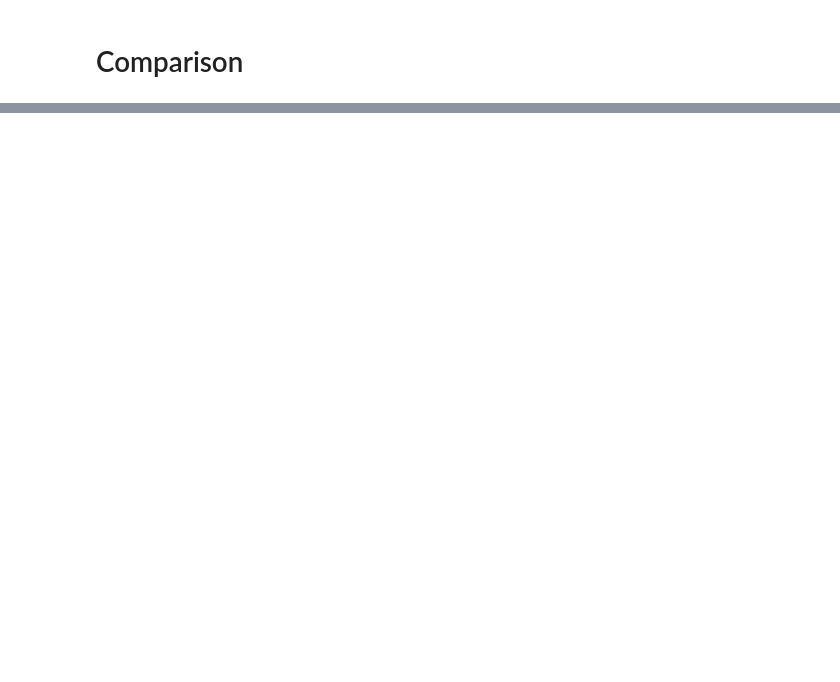
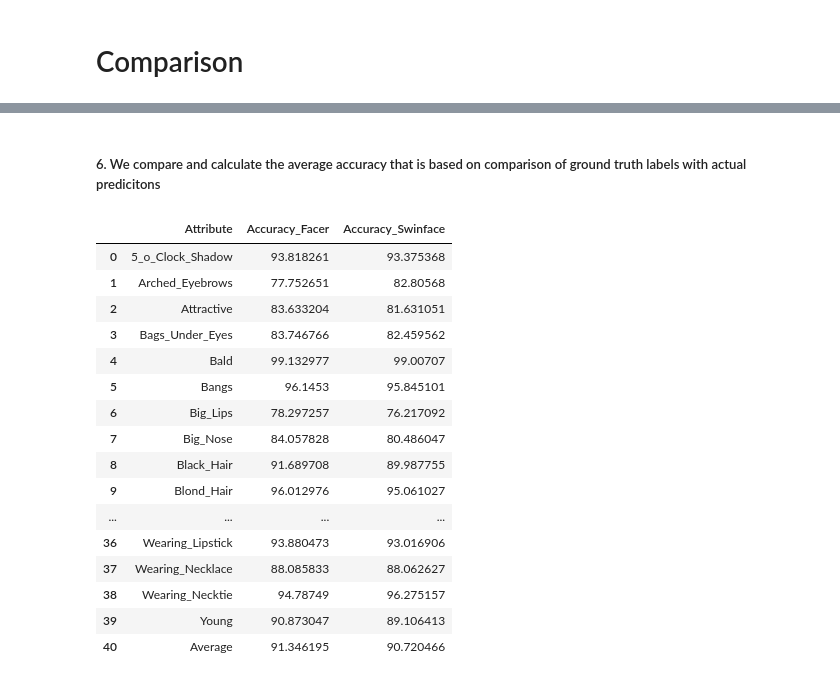
Before and after one commit to kubekj/FAC, a Jupyter notebook: experiments.ipynb, the cells around one changed output, grey strips where cells are left out. Saved outputs shown, nothing was run; the diff lists cells and outputs as text; code cells hidden in the pictures; blank space fills up the shorter version.

```diff
--- a/experiments.ipynb
+++ b/experiments.ipynb
@@ -164,0 +374,35 @@ import numpy as np
+# %% [markdown]
+##### 6. We compare and calculate the average accuracy that is based on comparison of ground truth labels with actual predicitons
+# %%
+file_path = 'data/comparison_statistics.csv'
+comparison_df = pd.read_csv(file_path)
+
+averages = comparison_df.mean(numeric_only=True)
+averages['Attribute'] = 'Average'
+
+averages_df = pd.DataFrame(averages).T
+comparison_df = pd.concat([comparison_df, averages_df], ignore_index=True)
+
+columns_of_interest = ['Attribute', 'Accuracy_Facer', 'Accuracy_Swinface']
+
+results_df = comparison_df[columns_of_interest]
+results_df.loc[:, ['Accuracy_Facer', 'Accuracy_Swinface']] = results_df.loc[:, ['Accuracy_Facer', 'Accuracy_Swinface']] * 100
+results_df
+# %% [output]
+|  | Attribute | Accuracy_Facer | Accuracy_Swinface |
+| 0 | 5_o_Clock_Shadow | 93.818261 | 93.375368 |
+| 1 | Arched_Eyebrows | 77.752651 | 82.80568 |
+| 2 | Attractive | 83.633204 | 81.631051 |
+| 3 | Bags_Under_Eyes | 83.746766 | 82.459562 |
+| 4 | Bald | 99.132977 | 99.00707 |
+| 5 | Bangs | 96.1453 | 95.845101 |
+| 6 | Big_Lips | 78.297257 | 76.217092 |
+| 7 | Big_Nose | 84.057828 | 80.486047 |
+| 8 | Black_Hair | 91.689708 | 89.987755 |
+| 9 | Blond_Hair | 96.012976 | 95.061027 |
+| ... | ... | ... | ... |
+| 36 | Wearing_Lipstick | 93.880473 | 93.016906 |
+| 37 | Wearing_Necklace | 88.085833 | 88.062627 |
+| 38 | Wearing_Necktie | 94.78749 | 96.275157 |
+| 39 | Young | 90.873047 | 89.106413 |
+| 40 | Average | 91.346195 | 90.720466 |
```
Also changed, not shown: parts of 17 cells of this notebook, 6 other files.
